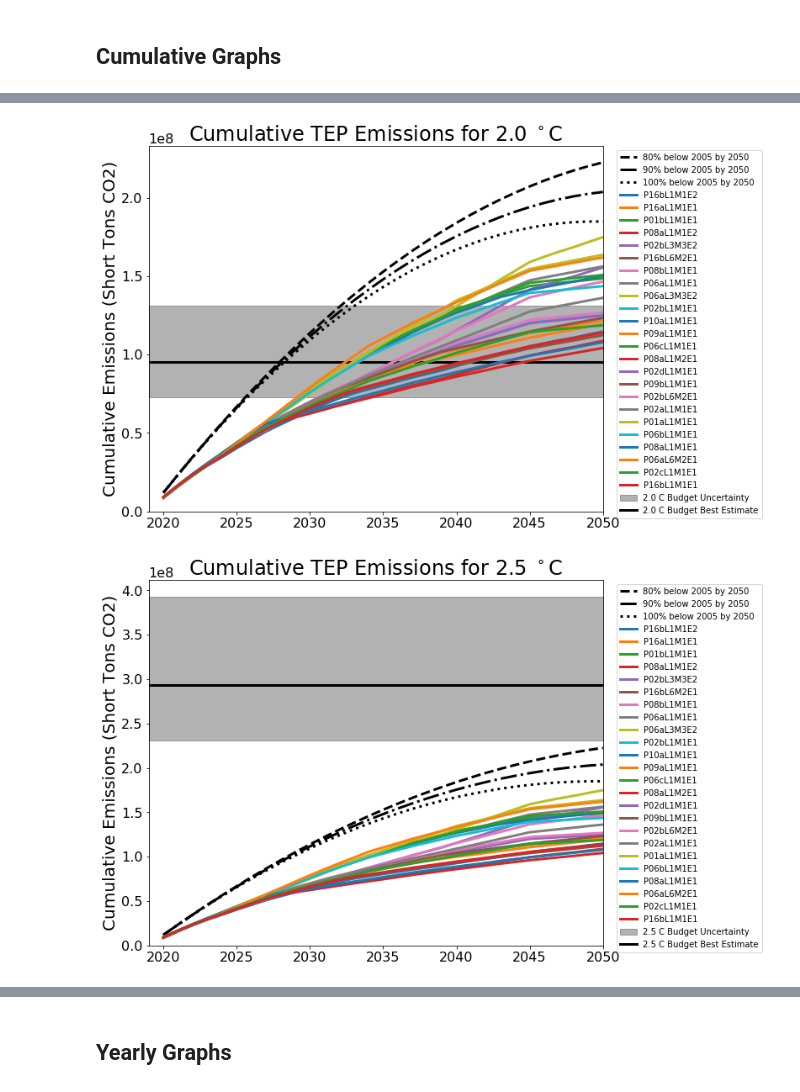
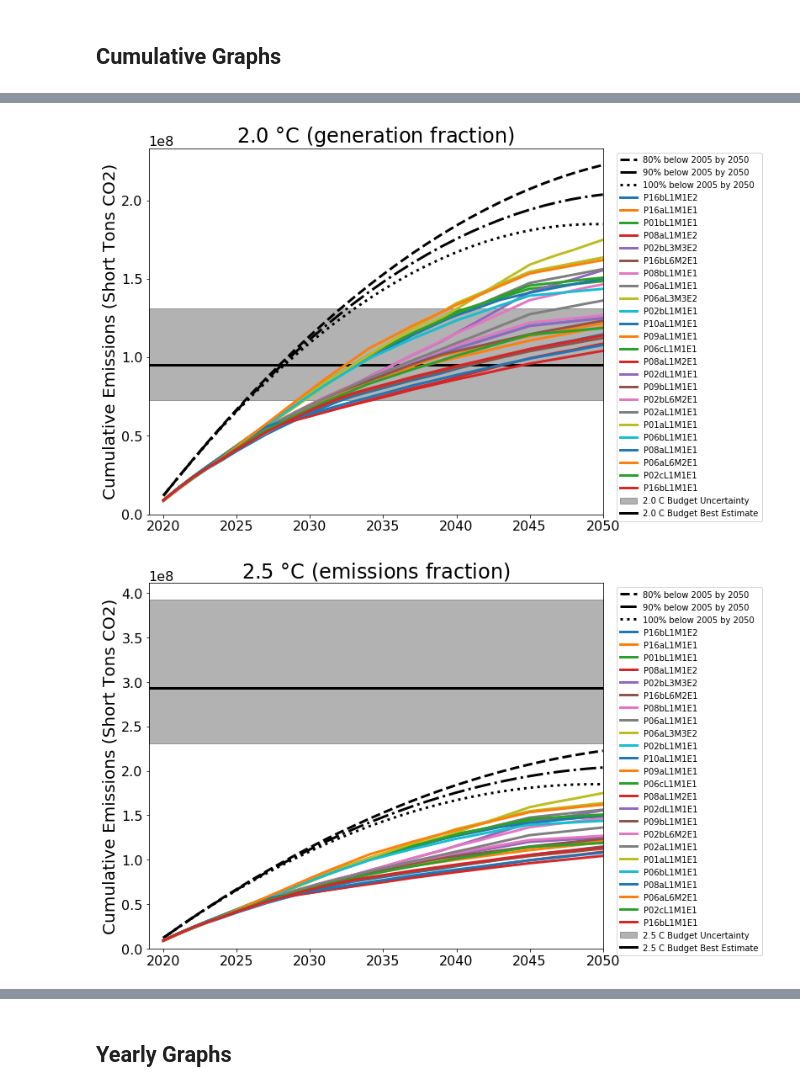
Before and after one commit to CLIMAS-UA/tepcarbon, a Jupyter notebook: tep_carbon.ipynb, the cells around one changed output, grey strips where cells are left out. Drawn from its saved outputs; the diff is of its cells as text; code cells hidden in the pictures.

```diff
--- a/tep_carbon.ipynb
+++ b/tep_carbon.ipynb
@@ -1194,7 +1194,7 @@ def cumulative_plot(carbon_budget_tep, target, fig_ax=None):
 legend_kwargs = dict(loc='upper left', bbox_to_anchor=(1.02, 1))
 # %%
 target = 1.5
-fig, ax = cumulative_plot(carbon_budgets_tep_emissions_based[target], target)
+fig, ax = cumulative_plot(carbon_budgets_tep_emissions_based[target], target, 'emissions')
 
 emissions_by2050_plot(yearly_emissions_by2050_cumulative, (fig, ax))
 
@@ -1215,6 +1215,6 @@ fig.savefig(output_path / f'portfolios_{target}C_emissions_based.png', dpi=300)
 # %%
 target = 1.5
-fig, ax = cumulative_plot(carbon_budgets_tep_generation_based[target], target)
+fig, ax = cumulative_plot(carbon_budgets_tep_generation_based[target], target, 'generation')
 
 emissions_by2050_plot(yearly_emissions_by2050_cumulative, (fig, ax))
 
@@ -1234,6 +1234,6 @@ fig.savefig(output_path / f'portfolios_{target}C_generation_based.png', dpi=300)
 # %%
 target = 2.0
-fig, ax = cumulative_plot(carbon_budgets_tep_emissions_based[target], target)
+fig, ax = cumulative_plot(carbon_budgets_tep_emissions_based[target], target, 'emissions')
 
 emissions_by2050_plot(yearly_emissions_by2050_cumulative, (fig, ax))
 
@@ -1254,6 +1254,6 @@ fig.savefig(output_path / f'portfolios_{target}C_emissions_based.png', dpi=300)
 # %%
 target = 2.0
-fig, ax = cumulative_plot(carbon_budgets_tep_generation_based[target], target)
+fig, ax = cumulative_plot(carbon_budgets_tep_generation_based[target], target, 'generation')
 
 emissions_by2050_plot(yearly_emissions_by2050_cumulative, (fig, ax))
 
@@ -1270,26 +1270,26 @@ ax.legend(handles[1:] + [handles[0]], labels[1:] + [labels[0]], **legend_kwargs)
 
 fig.savefig(output_path / f'portfolios_{target}C_generation_based.png', dpi=300)
 # %% [output]
-[figure, old version]
+[figure, new version]
 # %%
 target = 2.5
-fig, ax = cumulative_plot(carbon_budgets_tep_emissions_based[target], target)
+fig, ax = cumulative_plot(carbon_budgets_tep_emissions_based[target], target, 'emissions')
 
 emissions_by2050_plot(yearly_emissions_by2050_cumulative, (fig, ax))
 
 ax.set_ylim(0, None)
 ax.legend(**legend_kwargs)
 fig.savefig(output_path / f'portfolios_{target}C_emissions_based_no_portfolios.png', dpi=300)
 
 for name, cumulative in cumulatives.items():
     ax.plot(cumulative.index, cumulative.values, zorder=10, label=name)
 
 ax.set_ylim(0, None)
 handles, labels = ax.get_legend_handles_labels()
 ax.legend(handles[1:] + [handles[0]], labels[1:] + [labels[0]], **legend_kwargs)
 
 fig.savefig(output_path / f'portfolios_{target}C_emissions_based.png', dpi=300)
 # %% [output]
-[figure, old version]
+[figure, new version]
 # %%
 target = 2.5
```
Also changed, not shown: parts of 10 cells of this notebook, 22 other files.
